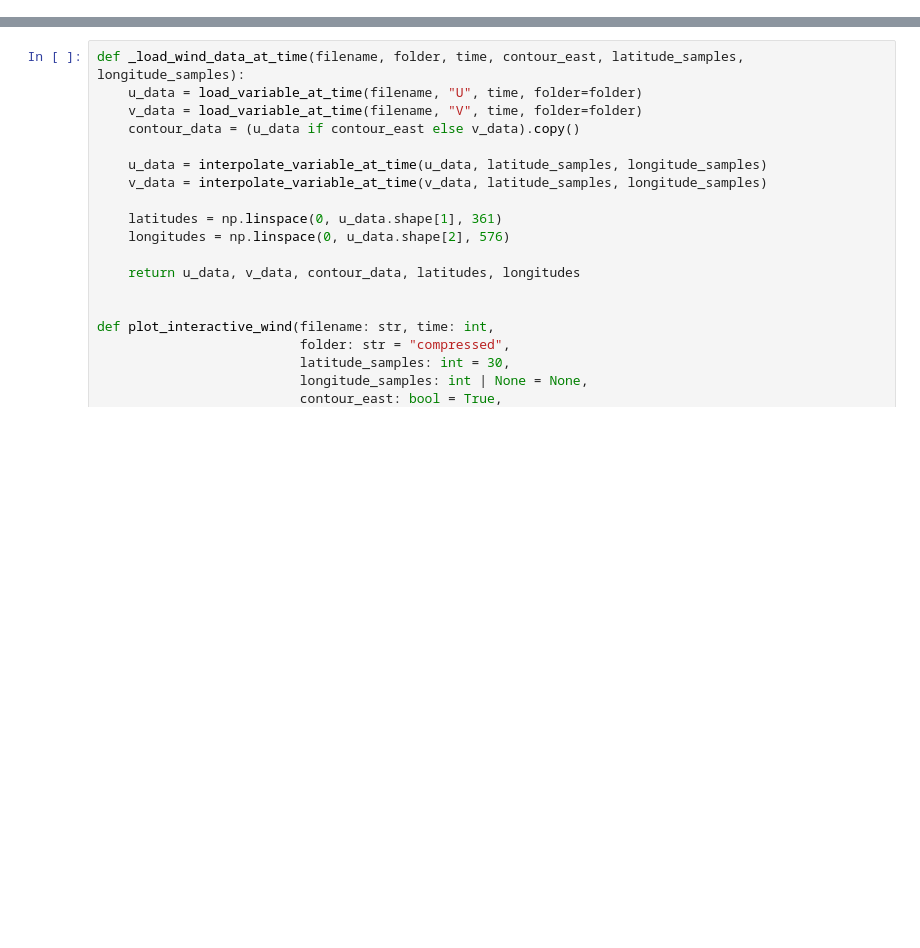
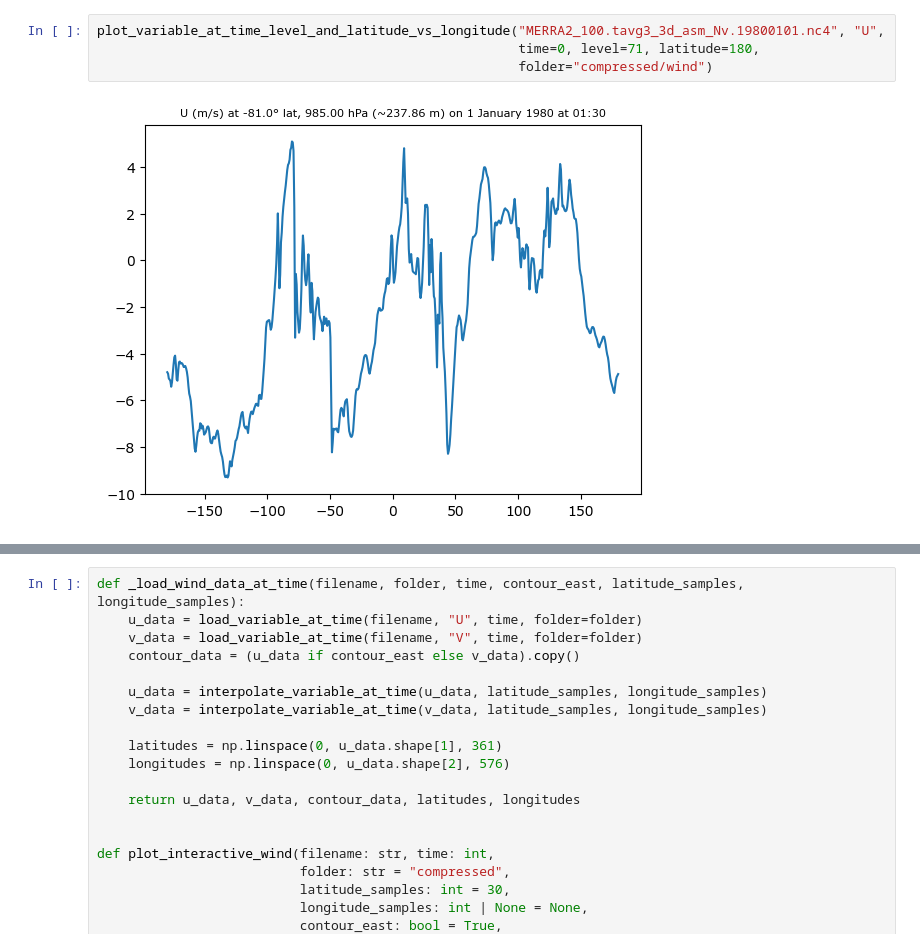
Before and after one commit to BhavyeMathur/wind-prediction-merra2, a Jupyter notebook: wind-prediction/graphs.ipynb, the cells around one changed output, grey strips where cells are left out. Saved outputs shown, nothing was run; the diff lists cells and outputs as text; blank space fills up the shorter version.

```diff
--- a/wind-prediction/graphs.ipynb
+++ b/wind-prediction/graphs.ipynb
@@ -73,0 +113,6 @@ def plot_contour_at_time_and_level(filename: str, variable: str, time: int, leve
+# %%
+plot_variable_at_time_level_and_latitude_vs_longitude("MERRA2_100.tavg3_3d_asm_Nv.19800101.nc4", "U",
+                                                      time=0, level=71, latitude=180,
+                                                      folder="compressed/wind")
+# %% [output]
+[figure, added]
```
Also changed, not shown: parts of 14 cells of this notebook, 2 other files.
